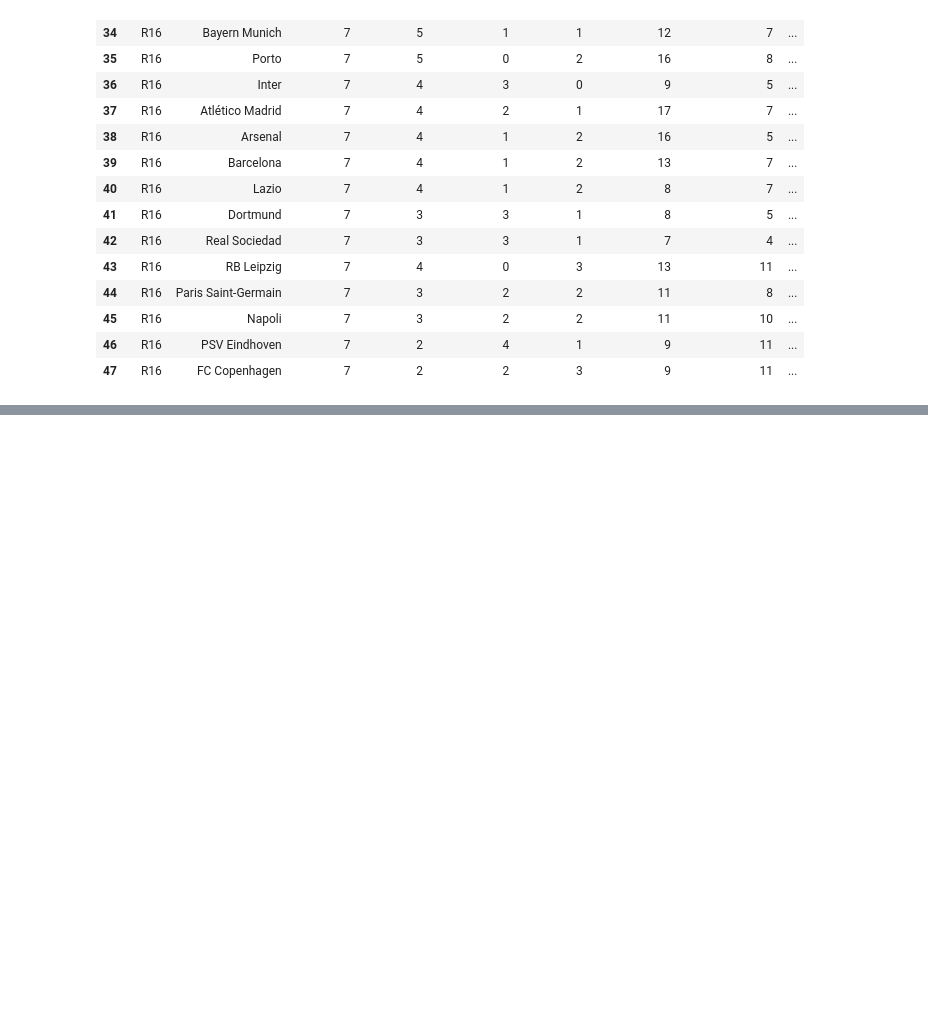
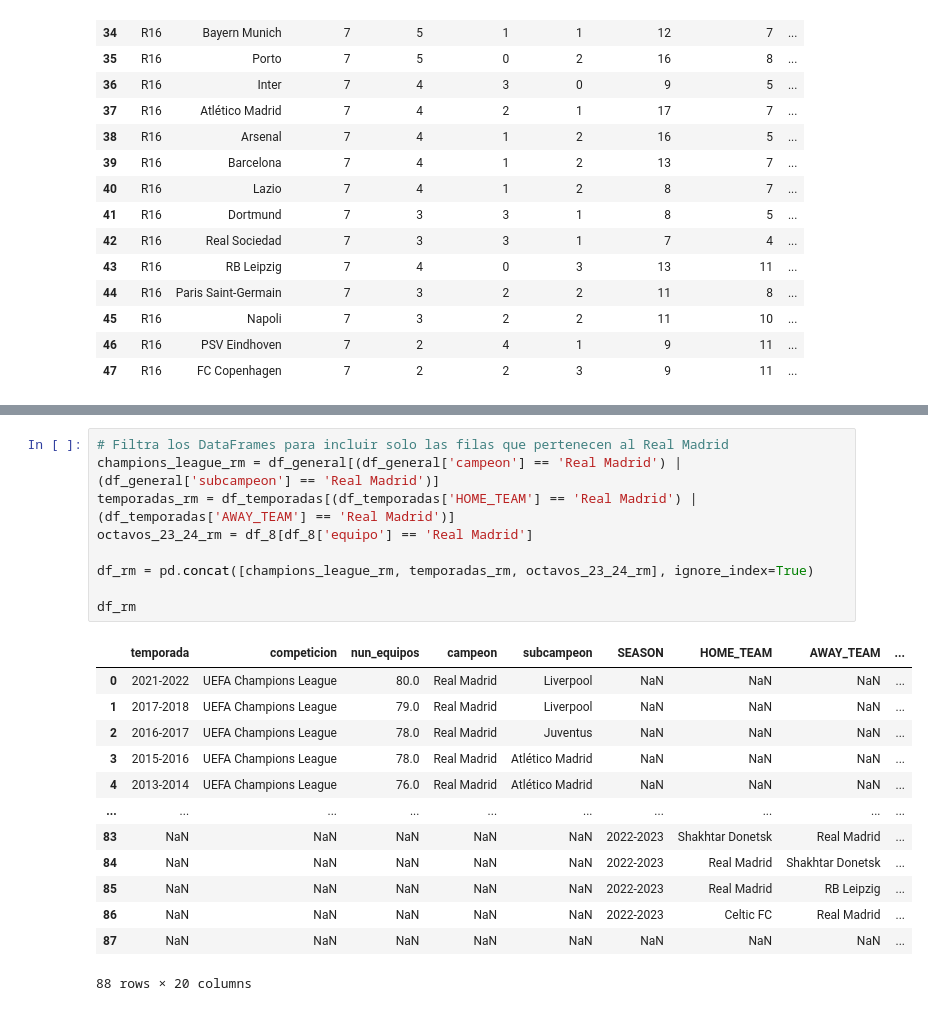
Before and after one commit to ESTHERRODRIGUEZGARCIA/UEFA_Champions_League, a Jupyter notebook: analisis.ipynb, the cells around one changed output, grey strips where cells are left out. Drawn from its saved outputs; the diff is of its cells as text; blank space fills up the shorter version.

```diff
--- a/analisis.ipynb
+++ b/analisis.ipynb
@@ -405,0 +451,23 @@ df_8
+# %%
+# Filtra los DataFrames para incluir solo las filas que pertenecen al Real Madrid
+champions_league_rm = df_general[(df_general['campeon'] == 'Real Madrid') | (df_general['subcampeon'] == 'Real Madrid')]
+temporadas_rm = df_temporadas[(df_temporadas['HOME_TEAM'] == 'Real Madrid') | (df_temporadas['AWAY_TEAM'] == 'Real Madrid')]
+octavos_23_24_rm = df_8[df_8['equipo'] == 'Real Madrid']
+
+df_rm = pd.concat([champions_league_rm, temporadas_rm, octavos_23_24_rm], ignore_index=True)
+
+df_rm
+# %% [output]
+|  | temporada | competicion | nun_equipos | campeon | subcampeon | SEASON | HOME_TEAM | AWAY_TEAM | ... |
+| 0 | 2021-2022 | UEFA Champions League | 80.0 | Real Madrid | Liverpool | NaN | NaN | NaN | ... |
+| 1 | 2017-2018 | UEFA Champions League | 79.0 | Real Madrid | Liverpool | NaN | NaN | NaN | ... |
+| 2 | 2016-2017 | UEFA Champions League | 78.0 | Real Madrid | Juventus | NaN | NaN | NaN | ... |
+| 3 | 2015-2016 | UEFA Champions League | 78.0 | Real Madrid | Atlético Madrid | NaN | NaN | NaN | ... |
+| 4 | 2013-2014 | UEFA Champions League | 76.0 | Real Madrid | Atlético Madrid | NaN | NaN | NaN | ... |
+| ... | ... | ... | ... | ... | ... | ... | ... | ... | ... |
+| 83 | NaN | NaN | NaN | NaN | NaN | 2022-2023 | Shakhtar Donetsk | Real Madrid | ... |
+| 84 | NaN | NaN | NaN | NaN | NaN | 2022-2023 | Real Madrid | Shakhtar Donetsk | ... |
+| 85 | NaN | NaN | NaN | NaN | NaN | 2022-2023 | Real Madrid | RB Leipzig | ... |
+| 86 | NaN | NaN | NaN | NaN | NaN | 2022-2023 | Celtic FC | Real Madrid | ... |
+| 87 | NaN | NaN | NaN | NaN | NaN | NaN | NaN | NaN | ... |
+88 rows × 20 columns
```
Also changed, not shown: parts of 5 cells of this notebook, 1 other file.
